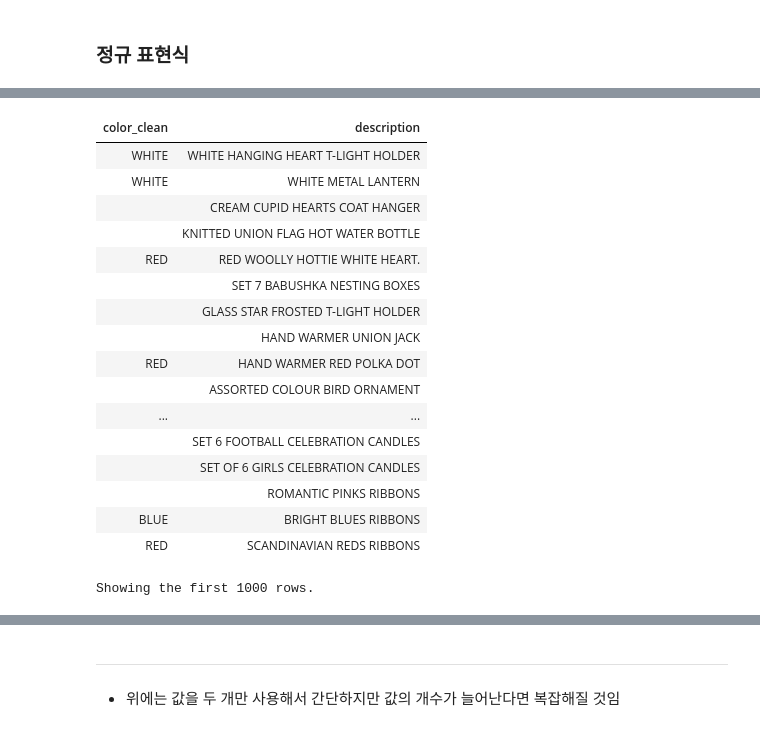
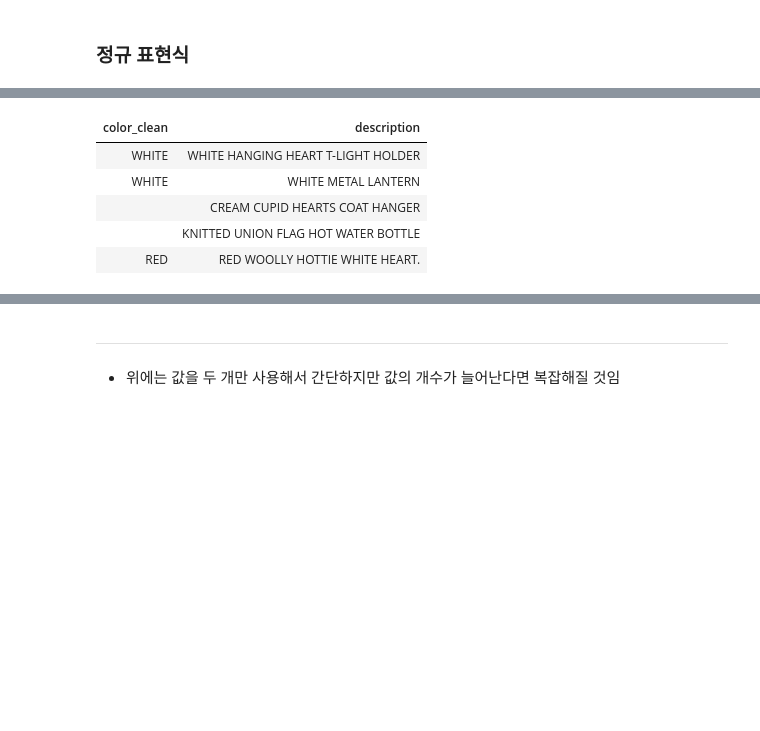
Before and after one commit to PingPingE/Spark, a Jupyter notebook: Part2/Chapter6.ipynb, the cells around one changed output, grey strips where cells are left out. Drawn from its saved outputs; the diff is of its cells as text; code cells hidden in the pictures; blank space fills up the shorter version.

```diff
--- a/Part2/Chapter6.ipynb
+++ b/Part2/Chapter6.ipynb
@@ -226,26 +217,14 @@ Showing the first 1000 rows.
 # %%
 # 정규식에 매칭되는 그룹 추출 (인덱스 지정 -> 1로하면 정규식에 처음으로 매칭되는 문자열을 추출)
 extract_str = "(BLACK|WHITE|RED|GREEN|BLUE)"
-display(df.select(F.regexp_extract(F.col('description'), extract_str, 1).alias('color_clean'), F.col('description')))
+display(df.select(F.regexp_extract(F.col('description'), extract_str, 1).alias('color_clean'), F.col('description')).limit(5))
 # %% [output]
 | color_clean | description |
 | WHITE | WHITE HANGING HEART T-LIGHT HOLDER |
 | WHITE | WHITE METAL LANTERN |
 |  | CREAM CUPID HEARTS COAT HANGER |
 |  | KNITTED UNION FLAG HOT WATER BOTTLE |
 | RED | RED WOOLLY HOTTIE WHITE HEART. |
-|  | SET 7 BABUSHKA NESTING BOXES |
-|  | GLASS STAR FROSTED T-LIGHT HOLDER |
-|  | HAND WARMER UNION JACK |
-| RED | HAND WARMER RED POLKA DOT |
-|  | ASSORTED COLOUR BIRD ORNAMENT |
-| ... | ... |
-|  | SET 6 FOOTBALL CELEBRATION CANDLES |
-|  | SET OF 6 GIRLS CELEBRATION CANDLES |
-|  | ROMANTIC PINKS RIBBONS |
-| BLUE | BRIGHT BLUES RIBBONS |
-| RED | SCANDINAVIAN REDS RIBBONS |
-Showing the first 1000 rows.
 # %%
 #값 추출 없이 단순히 값의 존재 여부를 확인하고 싶을 때
 containsBlack = F.instr(F.col('description'), 'BLACK') >=1
```
Also changed, not shown: parts of 5 cells of this notebook.
